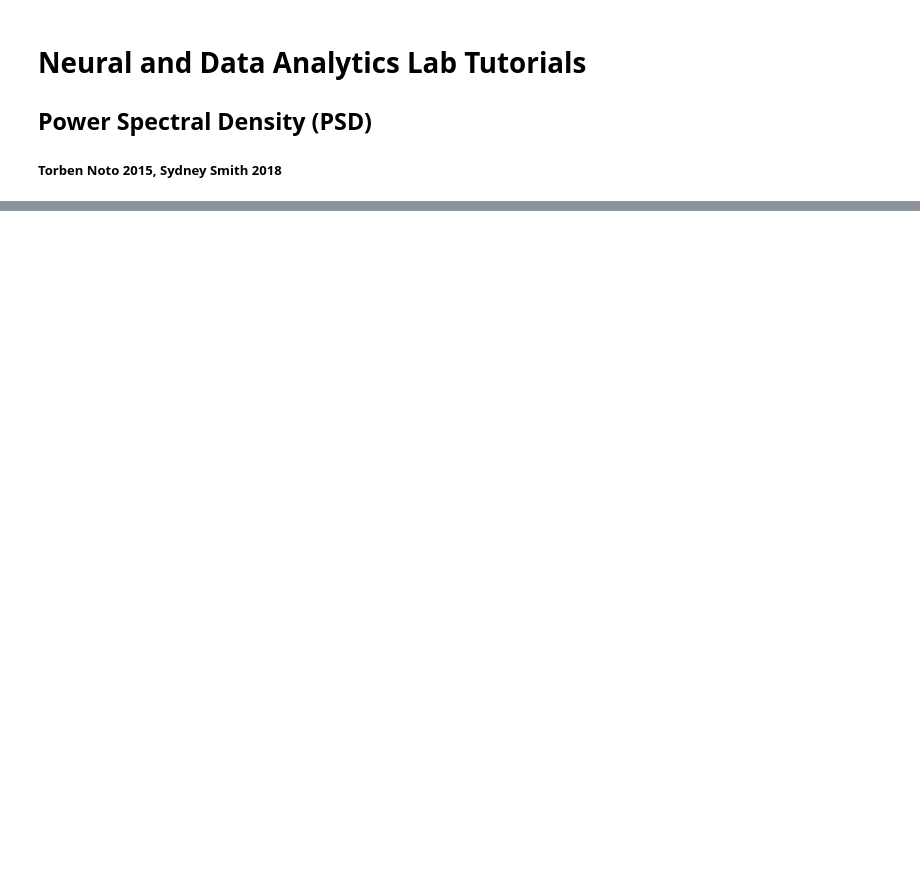
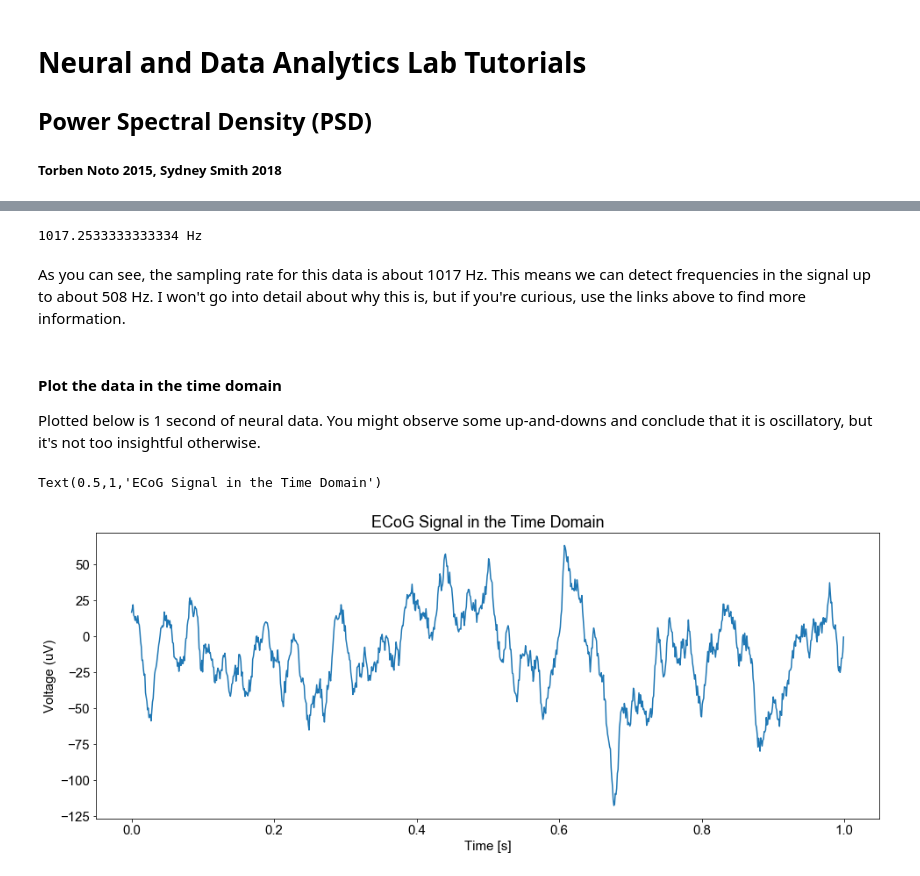
Before and after one commit to voytekresearch/Tutorials, a Jupyter notebook: 03-PowerSpectralDensityandSampling.ipynb, the cells around one changed output, grey strips where cells are left out. Drawn from its saved outputs; the diff is of its cells as text; code cells hidden in the pictures; blank space fills up the shorter version.

```diff
--- a/03-PowerSpectralDensityandSampling.ipynb
+++ b/03-PowerSpectralDensityandSampling.ipynb
@@ -28,11 +5,0 @@ Populating the interactive namespace from numpy and matplotlib
-# %%
-#loading data
-filename = 'emodat.mat'
-filename = os.path.join('./', filename)
-
-data = sp.io.loadmat(filename)
-srate = data['srate']
-data = data['data'] #ECoG data
-data =  squeeze(data); #should be 1459920
-print srate #should be 1017.25333333
-print len(data) #should be 1476035
@@ -202,0 +119,7 @@ Can we build neural network models that look like this?
+# %%
+#loading data
+filename = 'emodat.mat'
+filename = os.path.join('./', filename)
+
+loaded_data = sp.io.loadmat(filename, squeeze_me=True)
+data = loaded_data['data'] #ECoG data
@@ -202,0 +131,20 @@ Can we build neural network models that look like this?
+# %%
+srate = loaded_data['srate']
+print(str(srate) + ' Hz')
+# %% [output]
+1017.2533333333334 Hz
+# %% [markdown]
+As you can see, the sampling rate for this data is about 1017 Hz. This means we can detect frequencies in the signal up to about 508 Hz. I won't go into detail about why this is, but if you're curious, use the links above to find more information.
+# %% [markdown]
+#### Plot the data in the time domain
+
+Plotted below is 1 second of neural data. You might observe some up-and-downs and conclude that it is oscillatory, but it's not too insightful otherwise.
+# %%
+plt.figure(figsize = (16, 6))
+plt.plot(np.arange(0, 1024)/1024., data[10000:11024])
+plt.ylabel('Voltage (uV)')
+plt.xlabel('Time [s]')
+plt.title('ECoG Signal in the Time Domain', size=18)
+# %% [output]
+Text(0.5,1,'ECoG Signal in the Time Domain')
+[figure, added]
```
Also changed, not shown: parts of 39 cells of this notebook, 3 other files.
